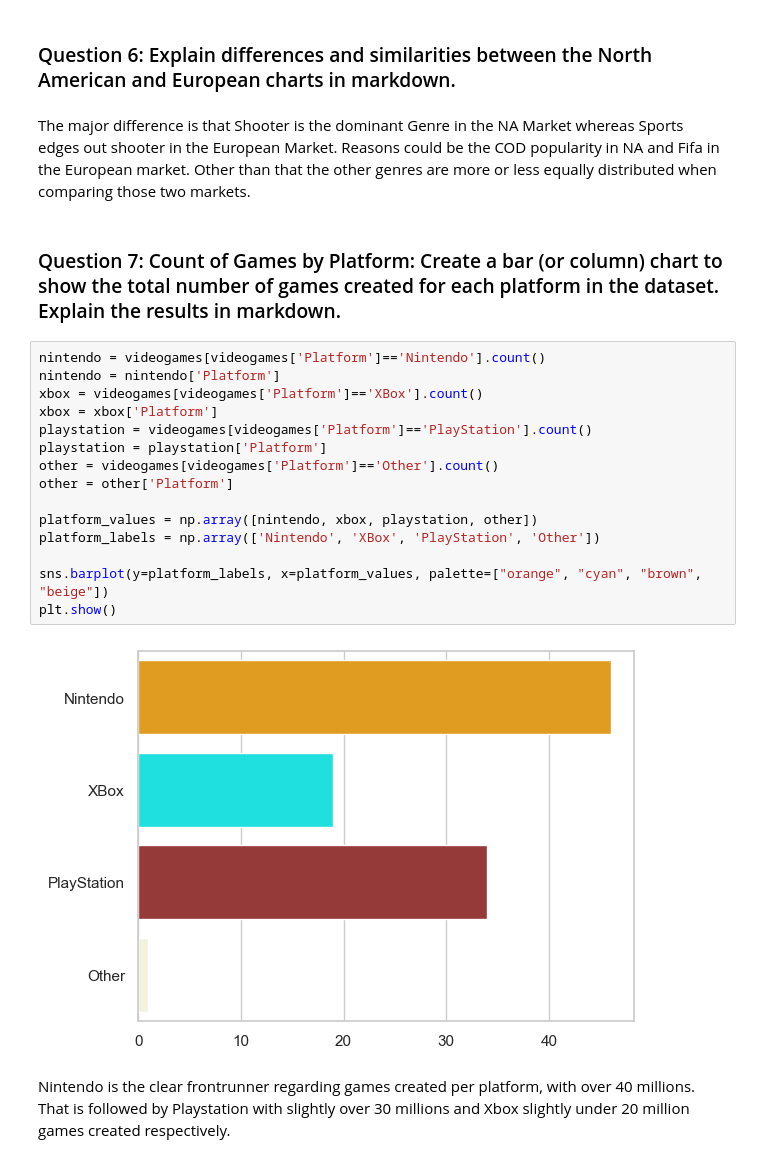
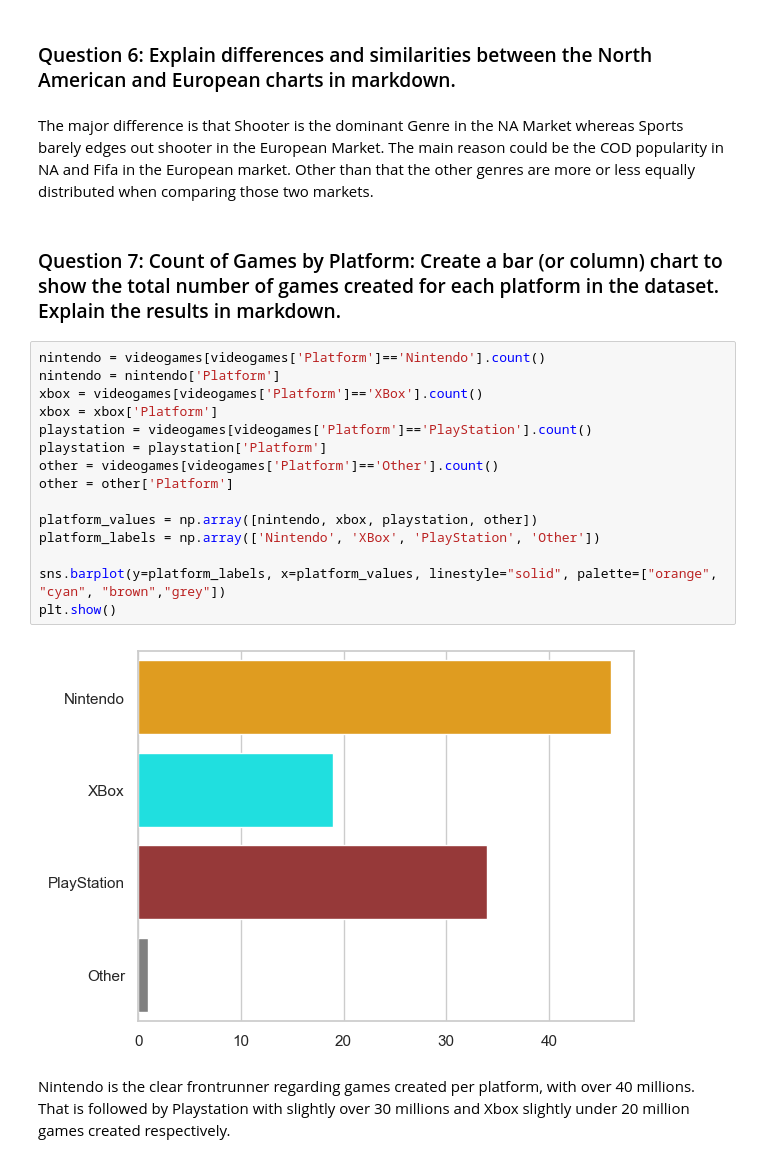
Before and after one commit to Bondi121/Intro-to-numpy, a Jupyter notebook: Treehouse 6 - Final Project/VideoGameSales.ipynb, the cells around one changed output. Drawn from its saved outputs; the diff is of its cells as text.

```diff
--- a/Treehouse 6 - Final Project/VideoGameSales.ipynb
+++ b/Treehouse 6 - Final Project/VideoGameSales.ipynb
@@ -190,26 +192,26 @@ The biggest Genre in Europe is Sports, followed by shooter, action, misc and rac
 # %% [markdown]
 ### Question 6: Explain differences and similarities between the North American and European charts in markdown.
 # %% [markdown]
-The major difference is that Shooter is the dominant Genre in the NA Market whereas Sports edges out shooter in the European Market. Reasons could be the COD popularity in NA and Fifa in the European market. Other than that the other genres are more or less equally distributed when comparing those two markets.
+The major difference is that Shooter is the dominant Genre in the NA Market whereas Sports barely edges out shooter in the European Market. The main reason could be the COD popularity in NA and Fifa in the European market. Other than that the other genres are more or less equally distributed when comparing those two markets.
 # %% [markdown]
 ### Question 7: Count of Games by Platform: Create a bar (or column) chart to show the total number of games created for each platform in the dataset. Explain the results in markdown.
 # %%
 nintendo = videogames[videogames['Platform']=='Nintendo'].count()
 nintendo = nintendo['Platform']
 xbox = videogames[videogames['Platform']=='XBox'].count()
 xbox = xbox['Platform']
 playstation = videogames[videogames['Platform']=='PlayStation'].count()
 playstation = playstation['Platform']
 other = videogames[videogames['Platform']=='Other'].count()
 other = other['Platform']
 
 platform_values = np.array([nintendo, xbox, playstation, other])
 platform_labels = np.array(['Nintendo', 'XBox', 'PlayStation', 'Other'])
 
-sns.barplot(y=platform_labels, x=platform_values, palette=["orange", "cyan", "brown", "beige"])
+sns.barplot(y=platform_labels, x=platform_values, linestyle="solid", palette=["orange", "cyan", "brown","grey"])
 plt.show()
 # %% [output]
-[figure, old version]
+[figure, new version]
 # %% [markdown]
 Nintendo is the clear frontrunner regarding games created per platform, with over 40 millions. That is followed by Playstation with slightly over 30 millions and Xbox slightly under 20 million games created respectively.
 # %% [markdown]
```
Also changed, not shown: parts of 14 cells of this notebook, 13 other files.
